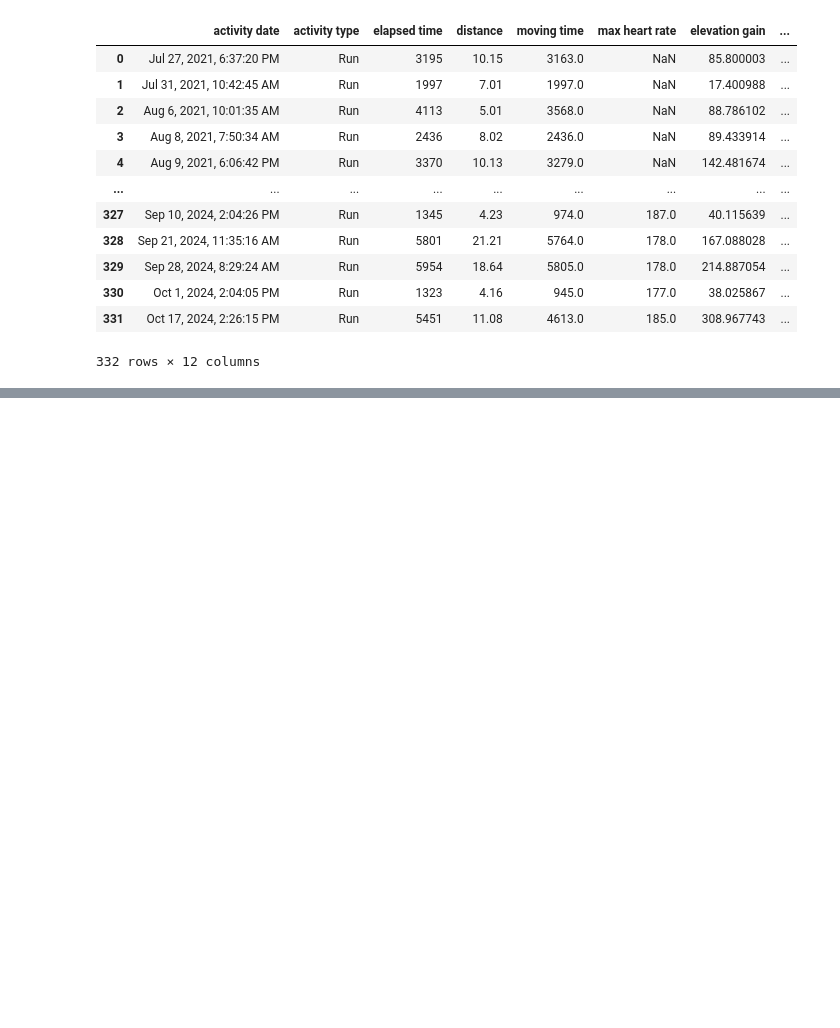
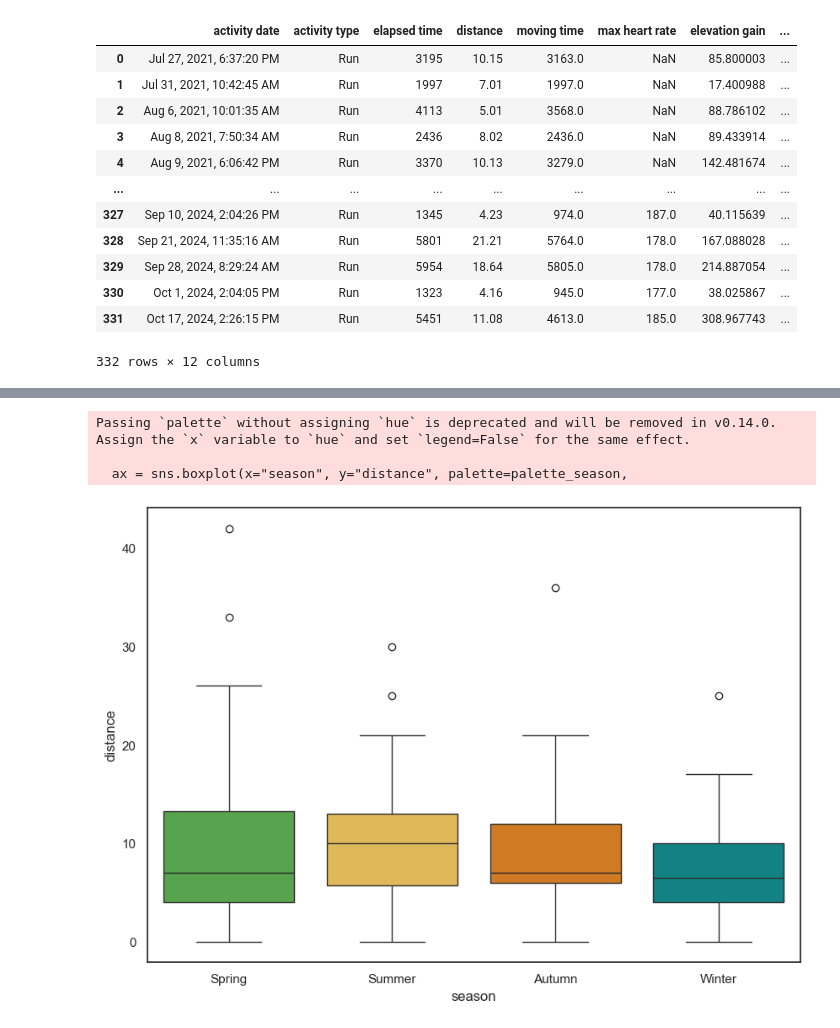
Before and after one commit to User-Boyd/privat, a Jupyter notebook: strava_activites.ipynb, the cells around one changed output, grey strips where cells are left out. Drawn from its saved outputs; the diff is of its cells as text; code cells hidden in the pictures; blank space fills up the shorter version.

```diff
--- a/strava_activites.ipynb
+++ b/strava_activites.ipynb
@@ -115,0 +117,17 @@ plt.show()
+# %%
+df['season'] = 'unknown'
+df.loc[(df["month"].isin(["March", "April", "May"])), 'season'] = 'Spring'
+df.loc[(df["month"].isin(["June", "July", "August"])), 'season'] = 'Summer'
+df.loc[(df["month"].isin(["September", "October", "November"])), 'season'] = 'Autumn'
+df.loc[(df["month"].isin(["December", "January", "February"])), 'season'] = 'Winter'
+
+palette_season = ["#4CB140", "#F4C145", "#EC7A08", "#009596"]
+ax = sns.boxplot(x="season", y="distance", palette=palette_season,
+                    data=df,
+                    order =["Spring", 'Summer', 'Autumn', 'Winter'])
+plt.gcf().set_size_inches(10, 7)
+# %% [output]
+Passing `palette` without assigning `hue` is deprecated and will be removed in v0.14.0. Assign the `x` variable to `hue` and set `legend=False` for the same effect.
+
+  ax = sns.boxplot(x="season", y="distance", palette=palette_season,
+[figure, added]
```
Also changed, not shown: parts of 6 cells of this notebook.
